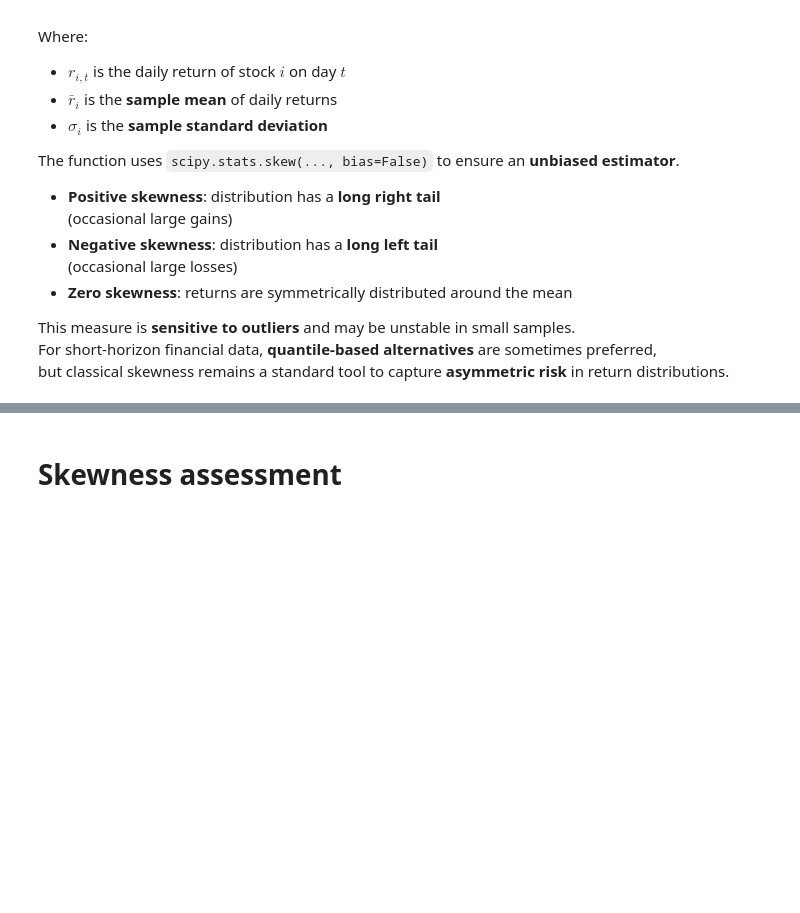
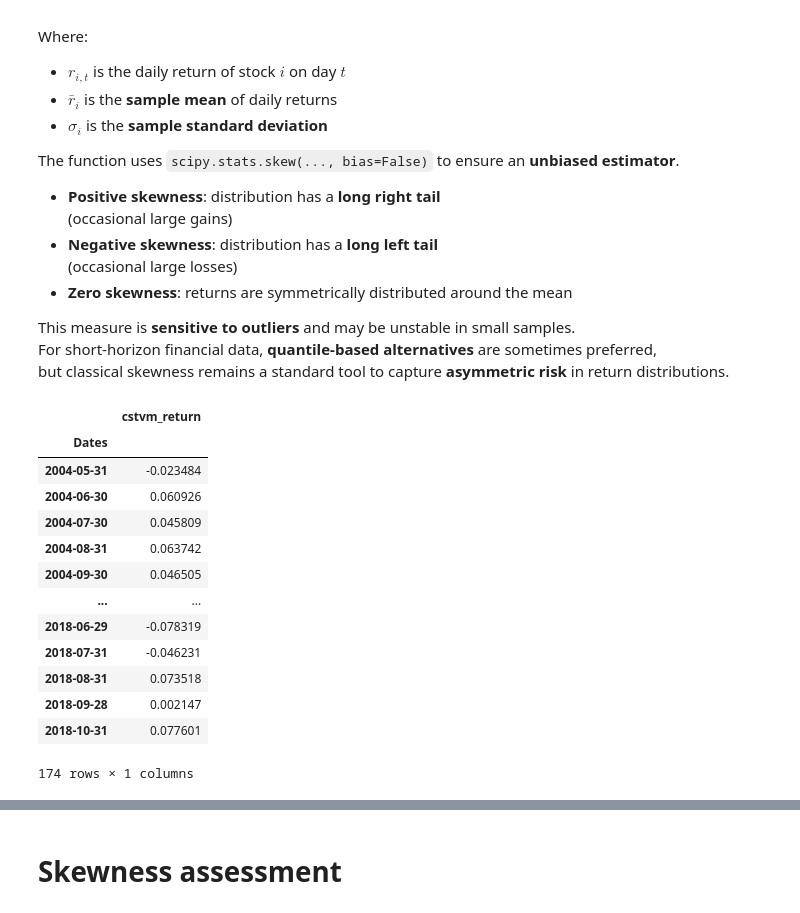
Before and after one commit to keitaVigano/skewness-enhanced-momentum_STOXX600, a Jupyter notebook: analysis.ipynb, the cells around one changed output, grey strips where cells are left out. Drawn from its saved outputs; the diff is of its cells as text; code cells hidden in the pictures; blank space fills up the shorter version.

```diff
--- a/analysis.ipynb
+++ b/analysis.ipynb
@@ -1105,0 +1225,17 @@ def run_skew_momentum_strategy_monthly_skew(df_prices, df_weights, df_daily, sta
+# %%
+results_big_csvtm
+# %% [output]
+|  | cstvm_return |
+| Dates |  |
+| 2004-05-31 | -0.023484 |
+| 2004-06-30 | 0.060926 |
+| 2004-07-30 | 0.045809 |
+| 2004-08-31 | 0.063742 |
+| 2004-09-30 | 0.046505 |
+| ... | ... |
+| 2018-06-29 | -0.078319 |
+| 2018-07-31 | -0.046231 |
+| 2018-08-31 | 0.073518 |
+| 2018-09-28 | 0.002147 |
+| 2018-10-31 | 0.077601 |
+174 rows × 1 columns
```
Also changed, not shown: parts of 6 cells of this notebook.
